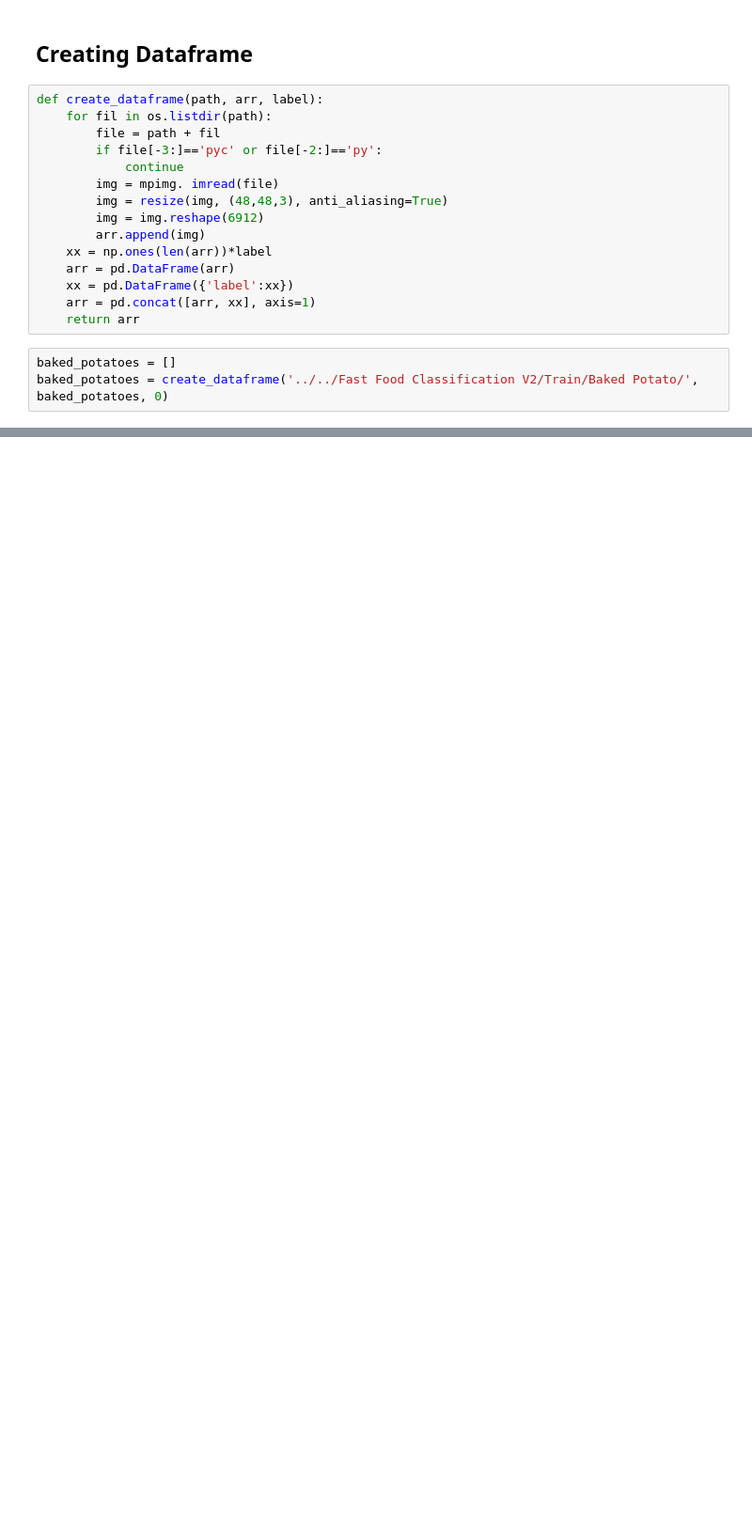
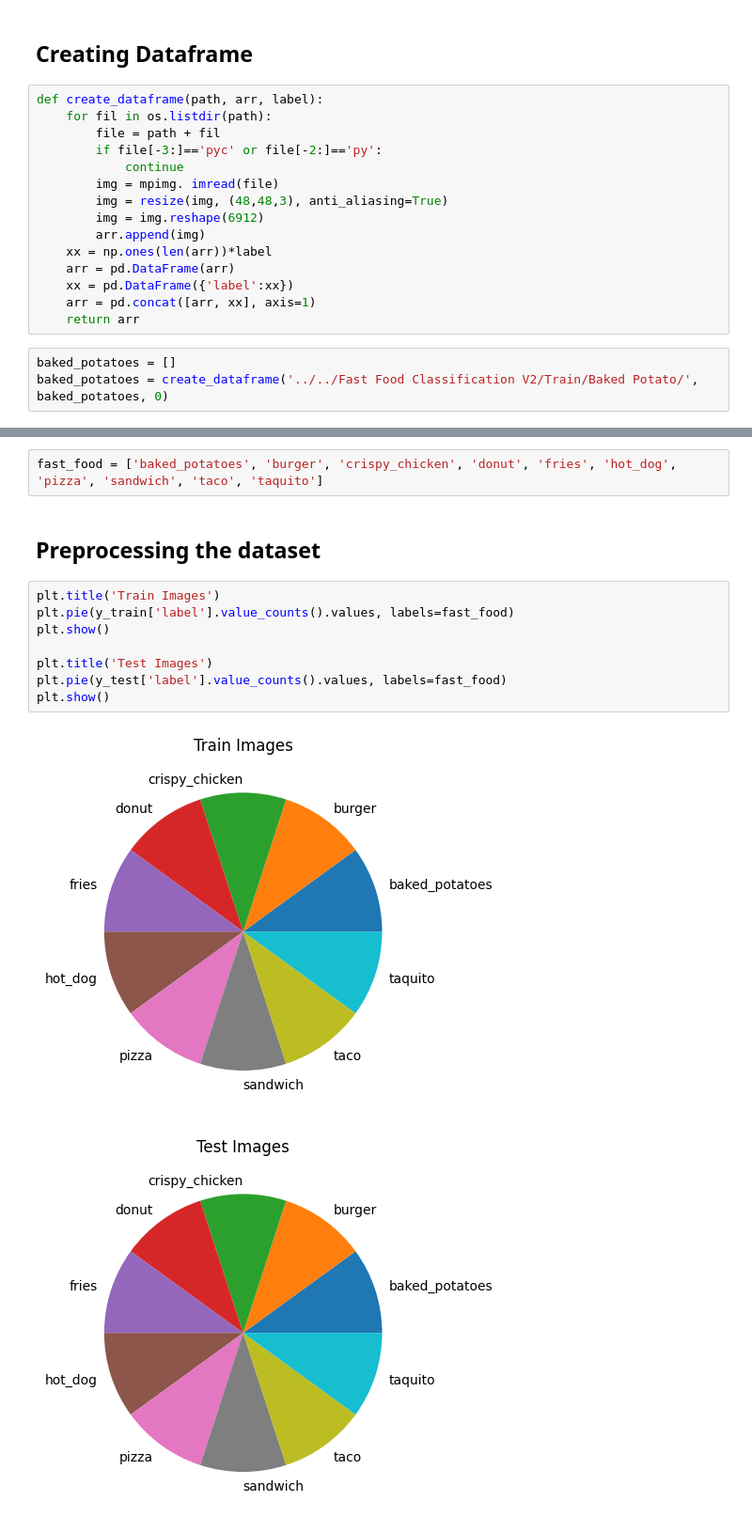
Before and after one commit to prspct15/isp560-project, a Jupyter notebook: main.ipynb, the cells around one changed output, grey strips where cells are left out. Shown at 94% size. Cells and saved outputs as stored; diff of their text form; blank space fills up the shorter version.

```diff
--- a/main.ipynb
+++ b/main.ipynb
@@ -131,0 +335,15 @@ SyntaxError: not a PNG file (<string>)
+# %%
+fast_food = ['baked_potatoes', 'burger', 'crispy_chicken', 'donut', 'fries', 'hot_dog', 'pizza', 'sandwich', 'taco', 'taquito']
+# %% [markdown]
+## Preprocessing the dataset
+# %%
+plt.title('Train Images')
+plt.pie(y_train['label'].value_counts().values, labels=fast_food)
+plt.show()
+
+plt.title('Test Images')
+plt.pie(y_test['label'].value_counts().values, labels=fast_food)
+plt.show()
+# %% [output]
+[figure, added]
+[figure, added]
```
Also changed, not shown: parts of 55 cells of this notebook.
